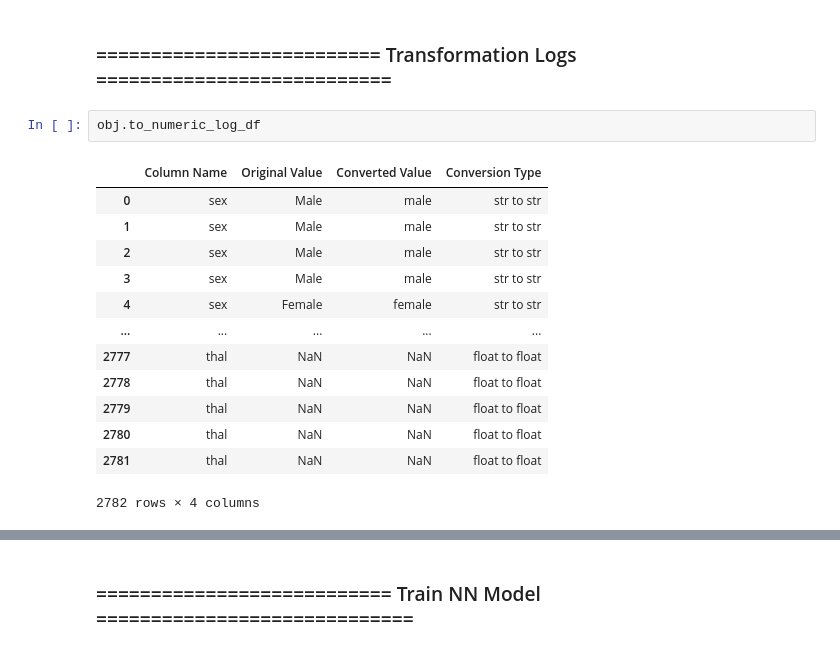
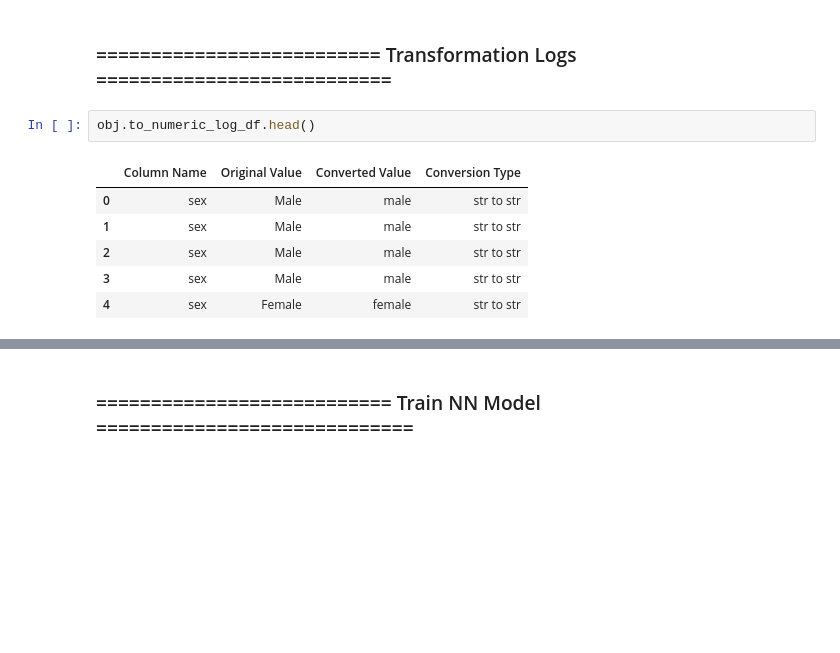
Before and after one commit to Abhijeet-Real/GeeseTools, a Jupyter notebook: DataAnalysis.ipynb, the cells around one changed output, grey strips where cells are left out. Drawn from its saved outputs; the diff is of its cells as text; blank space fills up the shorter version.

```diff
--- a/DataAnalysis.ipynb
+++ b/DataAnalysis.ipynb
@@ -78,19 +57,12 @@ X_train, X_test, y_train, y_test = obj.pre_process()
 # %% [markdown]
 ### ========================== Transformation Logs ===========================
 # %%
-obj.to_numeric_log_df
+obj.to_numeric_log_df.head()
 # %% [output]
 |  | Column Name | Original Value | Converted Value | Conversion Type |
 | 0 | sex | Male | male | str to str |
 | 1 | sex | Male | male | str to str |
 | 2 | sex | Male | male | str to str |
 | 3 | sex | Male | male | str to str |
 | 4 | sex | Female | female | str to str |
-| ... | ... | ... | ... | ... |
-| 2777 | thal | NaN | NaN | float to float |
-| 2778 | thal | NaN | NaN | float to float |
-| 2779 | thal | NaN | NaN | float to float |
-| 2780 | thal | NaN | NaN | float to float |
-| 2781 | thal | NaN | NaN | float to float |
-2782 rows × 4 columns
 # %%
```
Also changed, not shown: parts of 11 cells of this notebook.
